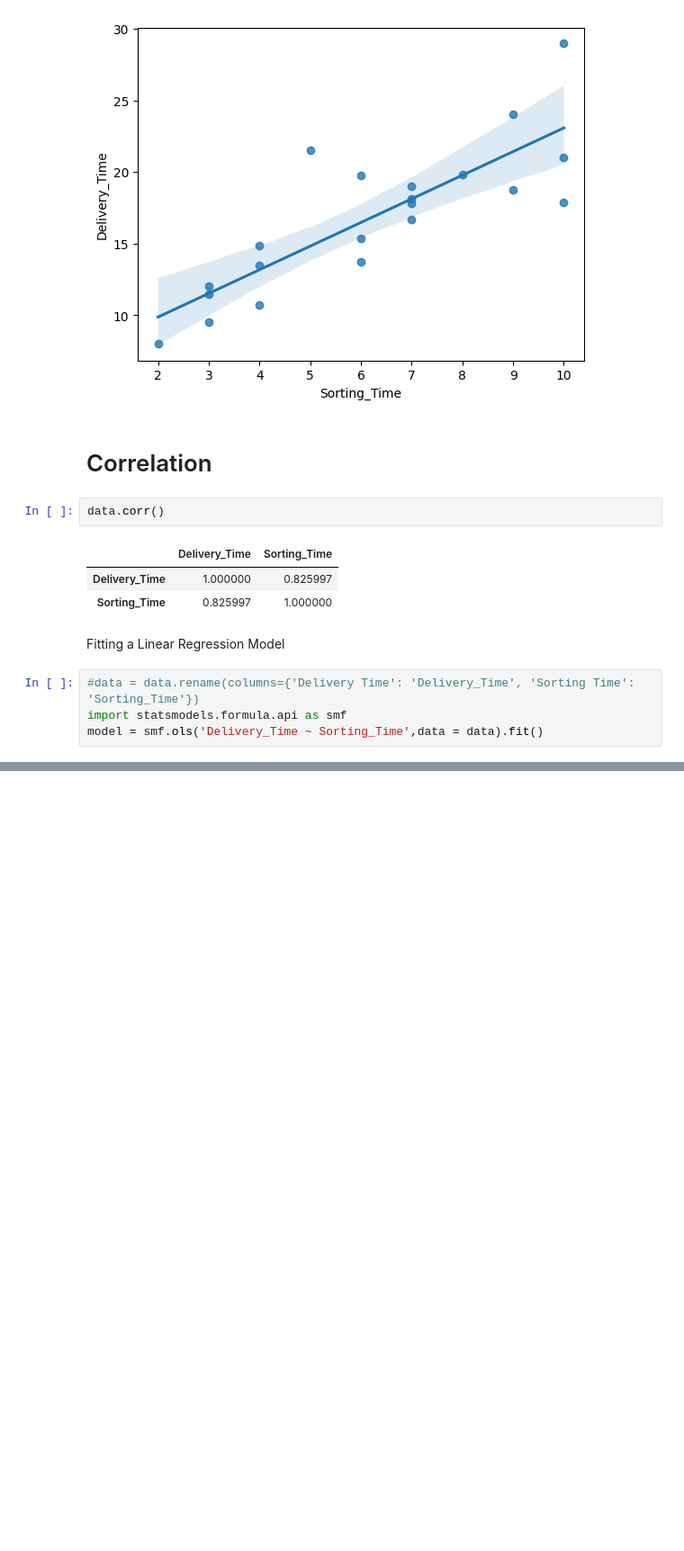
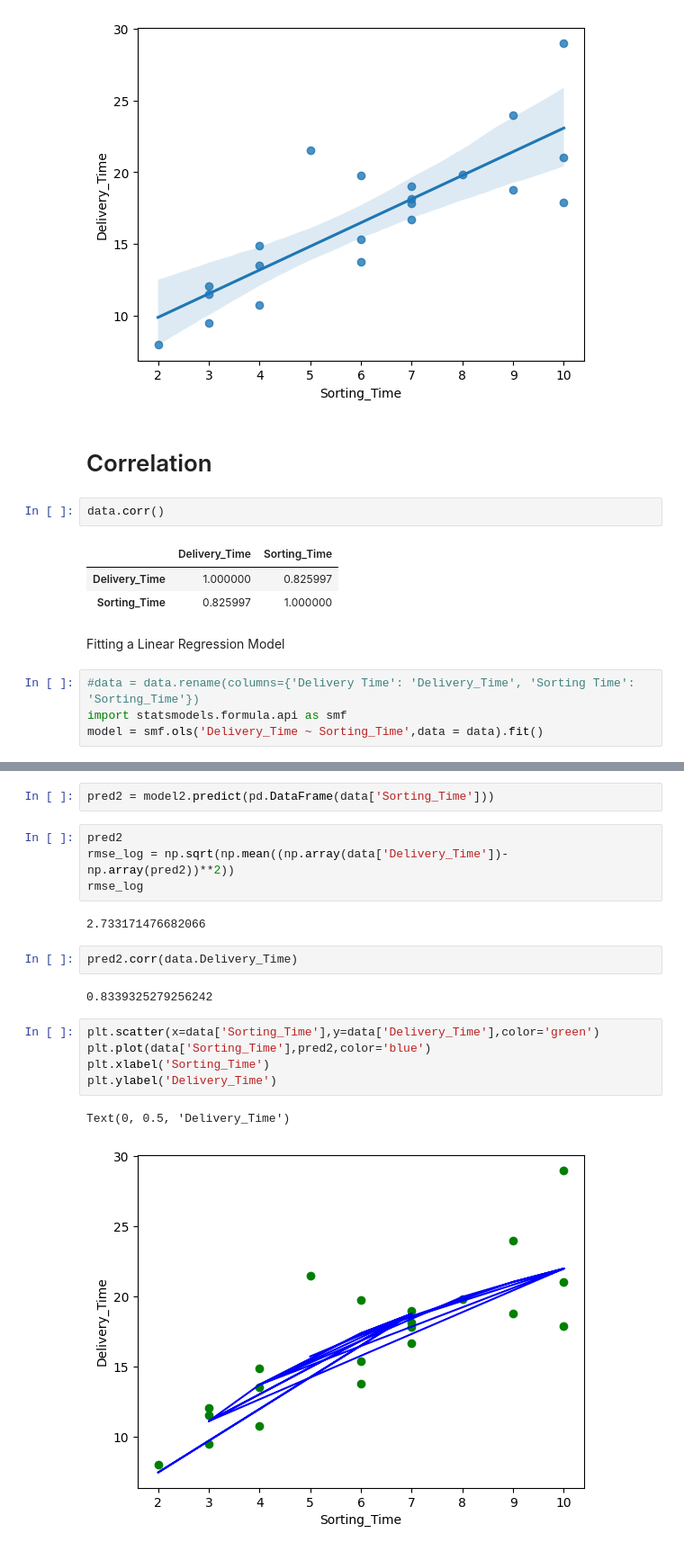
Before and after one commit to sinku29/Data-Science-Assignment, a Jupyter notebook: Delivery_time_Assignment.ipynb, the cells around one changed output, grey strips where cells are left out. Shown: that part at 90% size. Saved outputs shown, nothing was run; the diff lists cells and outputs as text; blank space fills up the shorter version.

```diff
--- a/Delivery_time_Assignment.ipynb
+++ b/Delivery_time_Assignment.ipynb
@@ -201,0 +235,20 @@ dtype: float64
+# %%
+pred2 = model2.predict(pd.DataFrame(data['Sorting_Time']))
+# %%
+pred2
+rmse_log = np.sqrt(np.mean((np.array(data['Delivery_Time'])-np.array(pred2))**2))
+rmse_log
+# %% [output]
+2.733171476682066
+# %%
+pred2.corr(data.Delivery_Time)
+# %% [output]
+0.8339325279256242
+# %%
+plt.scatter(x=data['Sorting_Time'],y=data['Delivery_Time'],color='green')
+plt.plot(data['Sorting_Time'],pred2,color='blue')
+plt.xlabel('Sorting_Time')
+plt.ylabel('Delivery_Time')
+# %% [output]
+Text(0, 0.5, 'Delivery_Time')
+[figure, added]
```
Also changed, not shown: parts of 40 cells of this notebook.
